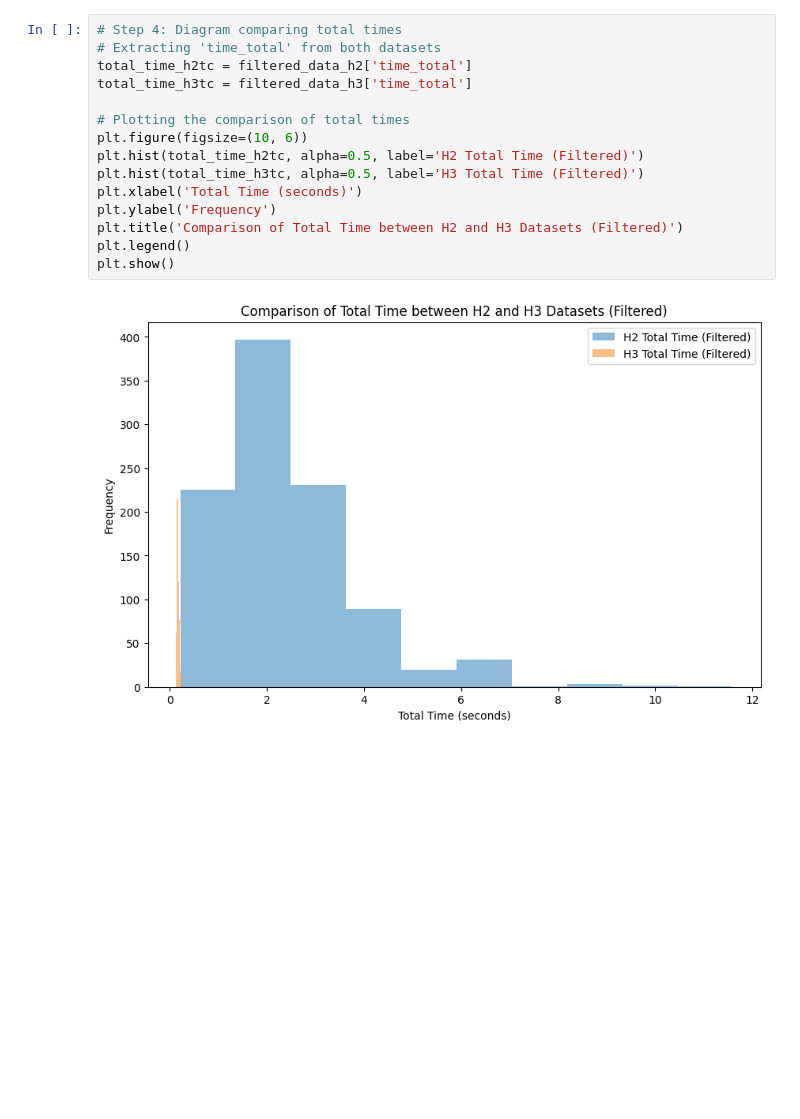
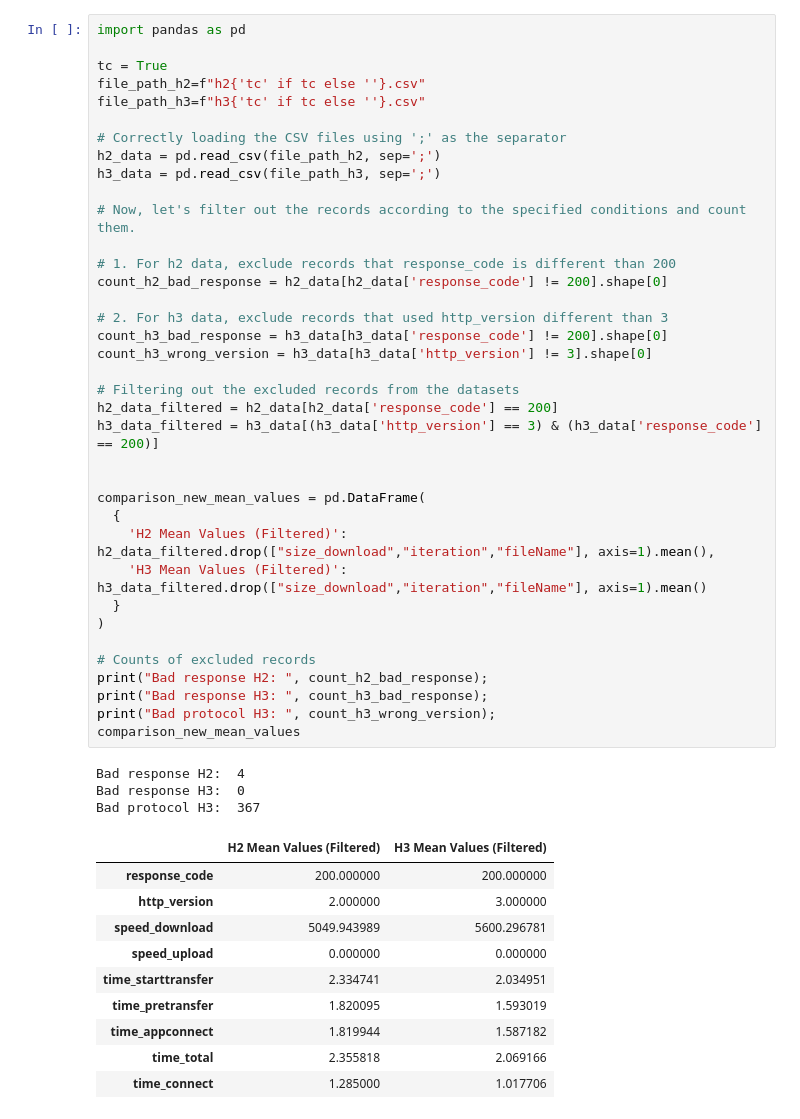
Before and after one commit to rafalsz98/http3-demo, a Jupyter notebook: analysis/zeus/zeus.ipynb, the cells around one changed output. Cells and saved outputs as stored; diff of their text form; blank space fills up the shorter version.

```diff
--- a/analysis/zeus/zeus.ipynb
+++ b/analysis/zeus/zeus.ipynb
@@ -85,17 +1,51 @@ plt.show()
-# %%
-# Step 4: Diagram comparing total times
-# Extracting 'time_total' from both datasets
-total_time_h2tc = filtered_data_h2['time_total']
-total_time_h3tc = filtered_data_h3['time_total']
-
-# Plotting the comparison of total times
-plt.figure(figsize=(10, 6))
-plt.hist(total_time_h2tc, alpha=0.5, label='H2 Total Time (Filtered)')
-plt.hist(total_time_h3tc, alpha=0.5, label='H3 Total Time (Filtered)')
-plt.xlabel('Total Time (seconds)')
-plt.ylabel('Frequency')
-plt.title('Comparison of Total Time between H2 and H3 Datasets (Filtered)')
-plt.legend()
-plt.show()
-# %% [output]
-[figure, removed]
+# %%
+import pandas as pd
+
+tc = True
+file_path_h2=f"h2{'tc' if tc else ''}.csv"
+file_path_h3=f"h3{'tc' if tc else ''}.csv"
+
+# Correctly loading the CSV files using ';' as the separator
+h2_data = pd.read_csv(file_path_h2, sep=';')
+h3_data = pd.read_csv(file_path_h3, sep=';')
+
+# Now, let's filter out the records according to the specified conditions and count them.
+
+# 1. For h2 data, exclude records that response_code is different than 200
+count_h2_bad_response = h2_data[h2_data['response_code'] != 200].shape[0]
+
+# 2. For h3 data, exclude records that used http_version different than 3
+count_h3_bad_response = h3_data[h3_data['response_code'] != 200].shape[0]
+count_h3_wrong_version = h3_data[h3_data['http_version'] != 3].shape[0]
+
+# Filtering out the excluded records from the datasets
+h2_data_filtered = h2_data[h2_data['response_code'] == 200]
+h3_data_filtered = h3_data[(h3_data['http_version'] == 3) & (h3_data['response_code'] == 200)]
+
+
+comparison_new_mean_values = pd.DataFrame(
+  {
+    'H2 Mean Values (Filtered)': h2_data_filtered.drop(["size_download","iteration","fileName"], axis=1).mean(),
+    'H3 Mean Values (Filtered)': h3_data_filtered.drop(["size_download","iteration","fileName"], axis=1).mean()
+  }
+)
+
+# Counts of excluded records
+print("Bad response H2: ", count_h2_bad_response);
+print("Bad response H3: ", count_h3_bad_response);
+print("Bad protocol H3: ", count_h3_wrong_version);
+comparison_new_mean_values
+# %% [output]
+Bad response H2:  4
+Bad response H3:  0
+Bad protocol H3:  367
+|  | H2 Mean Values (Filtered) | H3 Mean Values (Filtered) |
+| response_code | 200.000000 | 200.000000 |
+| http_version | 2.000000 | 3.000000 |
+| speed_download | 5049.943989 | 5600.296781 |
+| speed_upload | 0.000000 | 0.000000 |
+| time_starttransfer | 2.334741 | 2.034951 |
+| time_pretransfer | 1.820095 | 1.593019 |
+| time_appconnect | 1.819944 | 1.587182 |
+| time_total | 2.355818 | 2.069166 |
+| time_connect | 1.285000 | 1.017706 |
```
Also changed, not shown: parts of 7 cells of this notebook, 3 other files.
